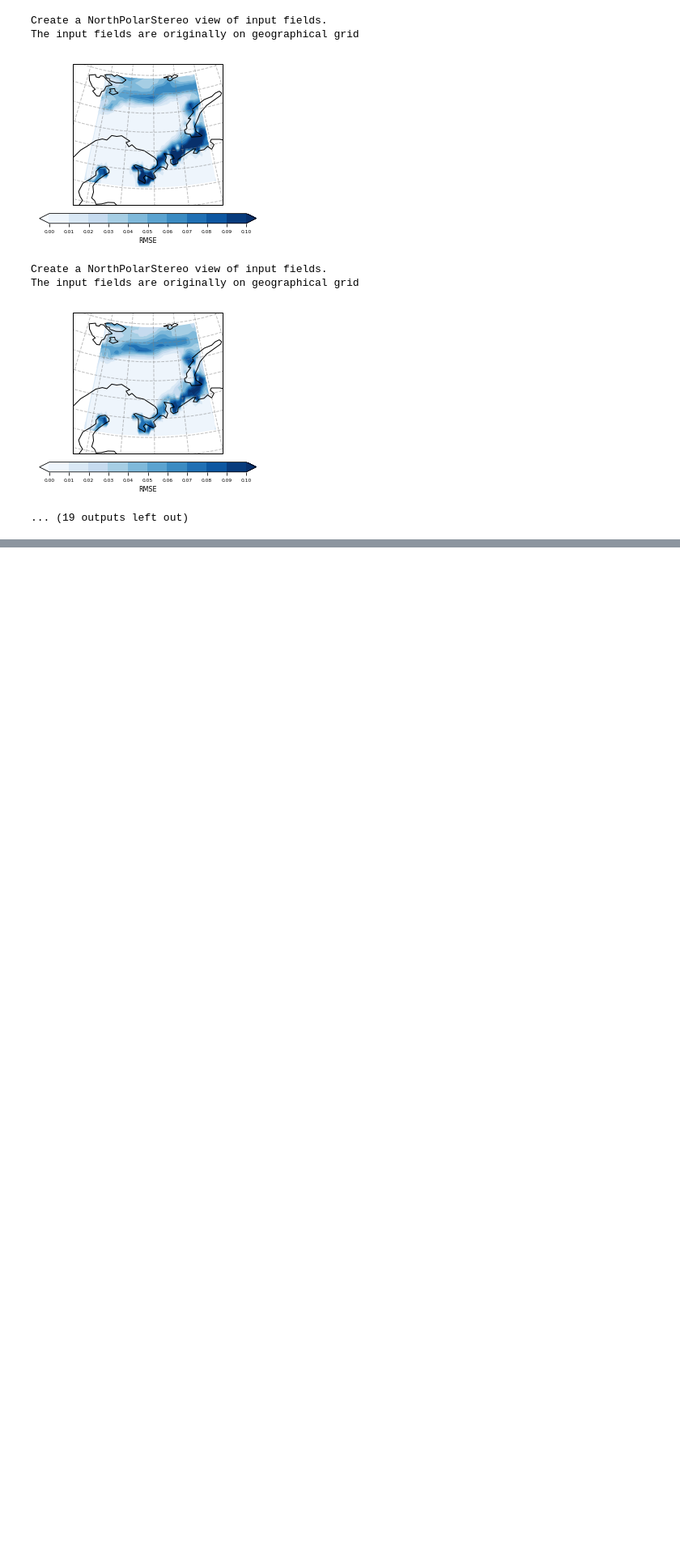
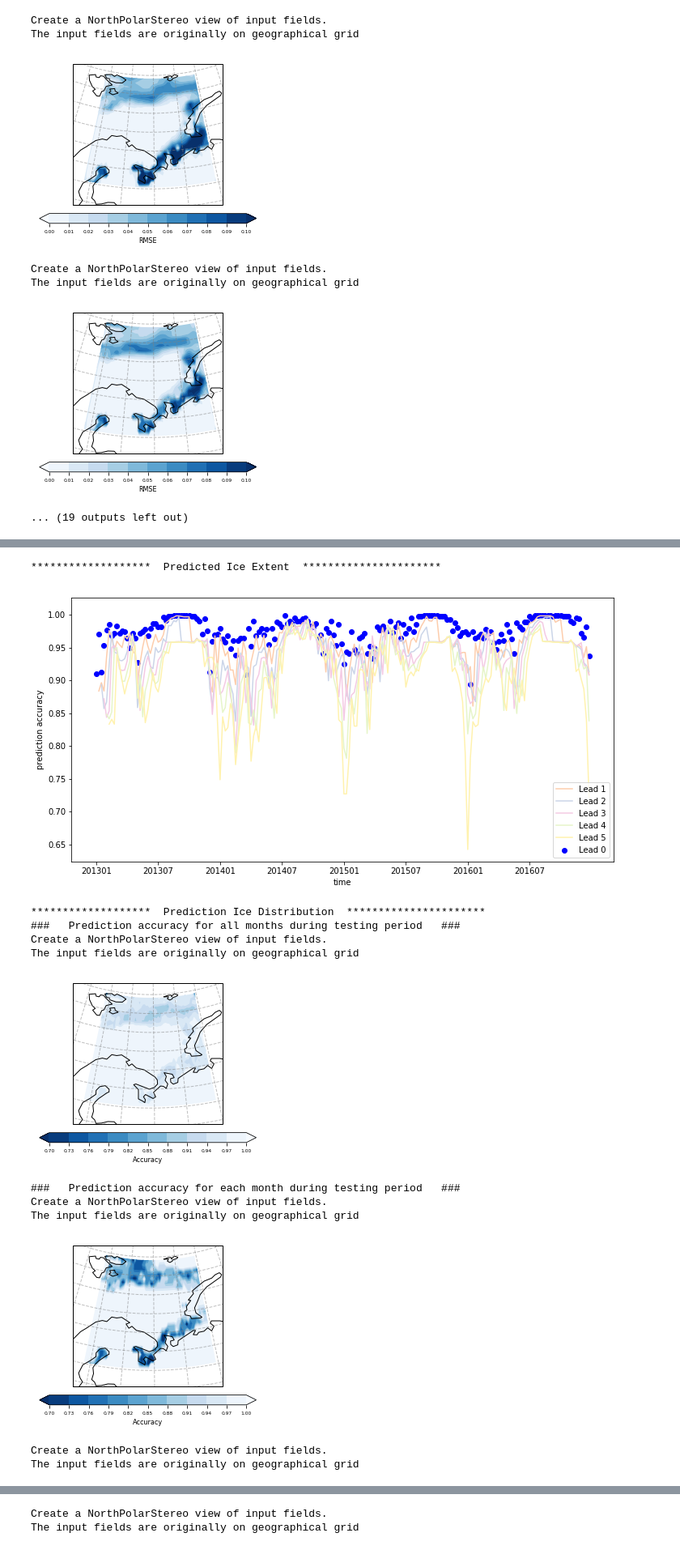
Before and after one commit to geek-yang/DeepArctic, a Jupyter notebook: Map/map_LSTM_single_2SIC_Barents_GPU.ipynb, the cells around one changed output, grey strips where cells are left out. Shown at 81% size. Saved outputs shown, nothing was run; the diff lists cells and outputs as text; code cells hidden in the pictures; blank space fills up the shorter version.

```diff
--- a/Map/map_LSTM_single_2SIC_Barents_GPU.ipynb
+++ b/Map/map_LSTM_single_2SIC_Barents_GPU.ipynb
@@ -1030,0 +1059,72 @@ print(a[1:-1:2])
+# %%
+    #################################################################################
+    ########        visualization of lead time dependent prediction          ########
+    #################################################################################
+    index_plot = np.arange(test_year*12*4)
+    index_plot_step = np.arange(test_year*12*4+1)
+    year_index = np.arange(2013,2017,1)
+    # repeat climatology as reference
+    #climatology = np.tile(seansonal_cycle_SIC,len(year_ERAI))
+
+    print ("*******************  Predicted Ice Extent  **********************")
+    # include text box in the figure
+    #text_content = '$RMSE=%.3f$ ' % (error_pred)
+    colormap=cm.Pastel2(np.arange(step_lead))
+
+    fig0 = plt.figure(figsize=(12,6))
+    for i in np.arange(step_lead):
+        if i == 0:
+            accu_seq, _ = accuracy(lead_pred_sic_bin[:,i,:,:], sic_exp_bin[-test_year*12*4:,:,:])
+            plt.scatter(index_plot, accu_seq, color='b', label="Lead 0")
+        else:
+            accu_seq, _ = accuracy(lead_pred_sic_bin[:-i,i,:,:], sic_exp_bin[-test_year*12*4+i:,:,:])
+            plt.plot(index_plot[i:], accu_seq, color=colormap[i], label="Lead {}".format(i))
+
+    plt.xlabel('time')
+    plt.ylabel('prediction accuracy')
+    plt.xticks(np.arange(0,test_year*12*4,6*4),(['201301', '201307', '201401', '201407',
+                                                 '201501', '201507', '201601', '201607']))
+    plt.legend(loc=4)
+    #props = dict(boxstyle='round', facecolor='white', alpha=0.8)
+    #ax = plt.gca()
+    #ax.text(0.03,0.2,text_content,transform=ax.transAxes,fontsize=10,verticalalignment='top',bbox=props)
+    plt.show()
+    fig0.savefig(os.path.join(output_path,'SIC_ERAI_LSTM_pred_lead_test_bin.png'),dpi=300)
+
+    print ("*******************  Prediction Ice Distribution  **********************")
+    accu_seq , accu_spa = accuracy(lead_pred_sic_bin[:,0,:,:], sic_exp_bin[-test_year*12*4:,:,:])
+
+    print("###   Prediction accuracy for all months during testing period   ###")
+    label = 'Accuracy'
+    ticks = [i for i in np.linspace(0.7,1.0,11)]
+    p = None # no t-test
+    deepclim.visual.plots.geograph(latitude_ERAI[12:36], longitude_ERAI[264:320],
+                                   accu_spa, p, label, ticks,
+                                   os.path.join(output_path,
+                                   'spatial_sic_rmse_avg_test_bin.png'), boundary='Barents_Polar',
+                                   colormap='Blues_r')
+    print("###   Prediction accuracy for each month during testing period   ###")
+    accu = (lead_pred_sic_bin[:,0,:,:] == sic_exp_bin[-test_year*12*4:,:,:])
+    for i in np.arange(1,13,1):
+        # 48 weeks in total
+        accu_spatial_monthly = np.mean((accu[(i-1)*4::48,:,:] * 1 + accu[(i-1)*4+1::48,:,:] * 1 +
+                                       accu[(i-1)*4+2::48,:,:] * 1 + accu[(i-1)*4+3::48,:,:] * 1) / 4.0, 0)
+        deepclim.visual.plots.geograph(latitude_ERAI[12:36], longitude_ERAI[264:320],
+                                       accu_spatial_monthly, p, label, ticks,
+                                       os.path.join(output_path,
+                                       'spatial_sic_rmse_avg_test_bin_month_{}.png'.format(i)), boundary='Barents_Polar',
+                                       colormap='Blues_r')
+# %% [output]
+*******************  Predicted Ice Extent  **********************
+[figure, added]
+*******************  Prediction Ice Distribution  **********************
+###   Prediction accuracy for all months during testing period   ###
+Create a NorthPolarStereo view of input fields.
+The input fields are originally on geographical grid
+[figure, added]
+###   Prediction accuracy for each month during testing period   ###
+Create a NorthPolarStereo view of input fields.
+The input fields are originally on geographical grid
+[figure, added]
+Create a NorthPolarStereo view of input fields.
+The input fields are originally on geographical grid
@@ -1030,0 +1132,2 @@ print(a[1:-1:2])
+Create a NorthPolarStereo view of input fields.
+The input fields are originally on geographical grid
```
Also changed, not shown: parts of 8 cells of this notebook, 20 other files.
